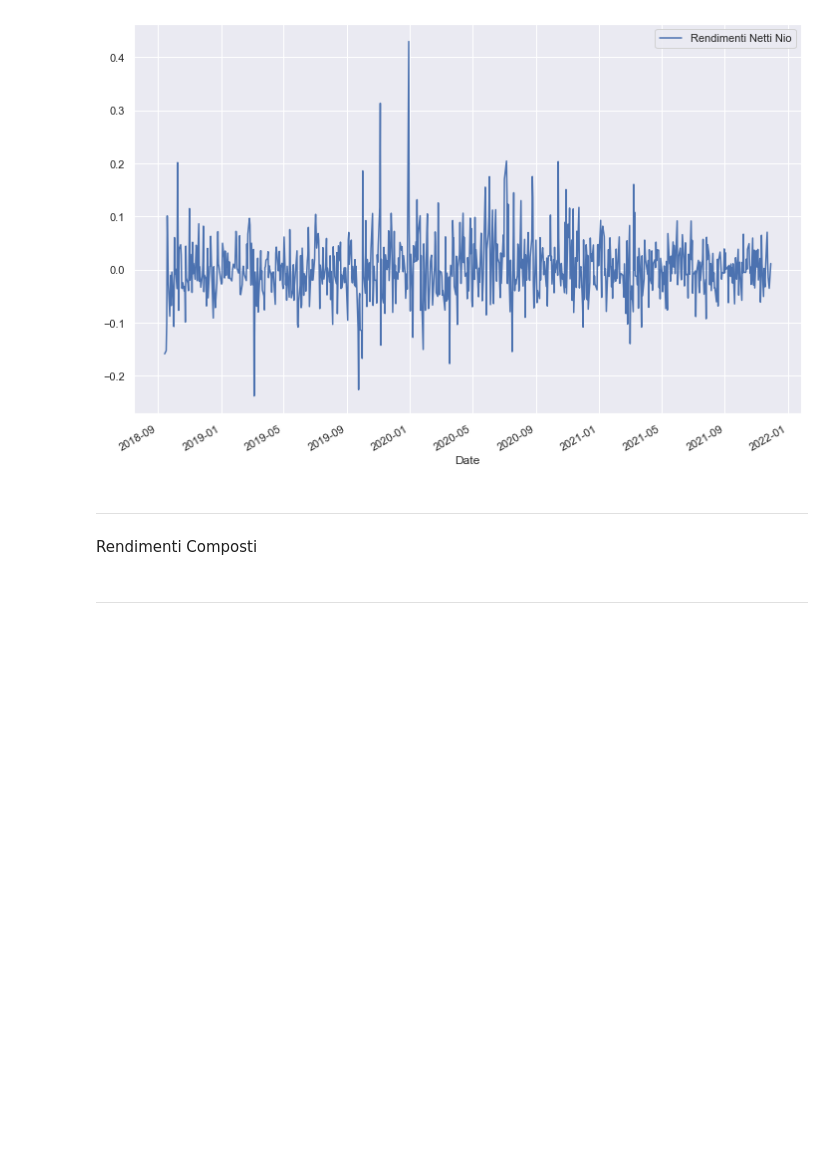
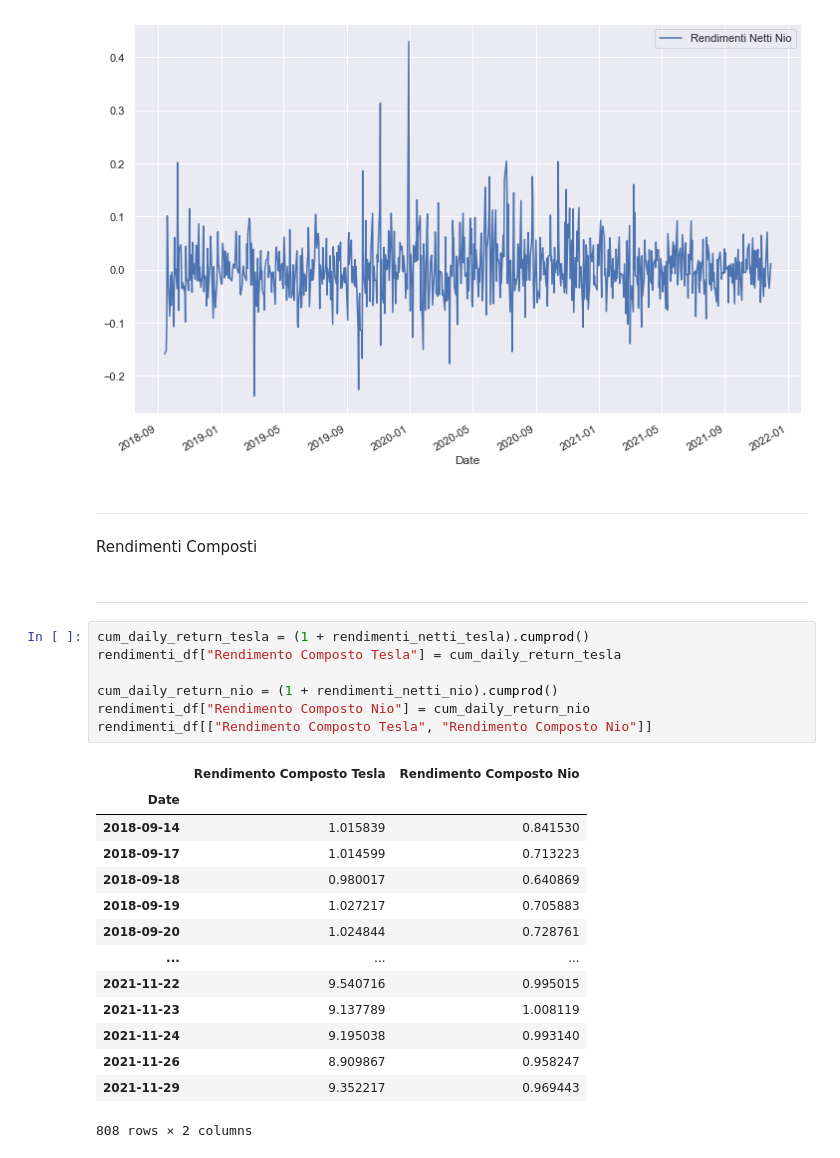
Before and after one commit to Simonotos/BusinessProject, a Jupyter notebook: BusinessProject.ipynb, the cells around one changed output. Drawn from its saved outputs; the diff is of its cells as text; blank space fills up the shorter version.

```diff
--- a/BusinessProject.ipynb
+++ b/BusinessProject.ipynb
@@ -428,3 +428,25 @@ ________________________________________________________________________________
 Rendimenti Composti
 # %% [markdown]
 _______________________________________________________________________________________________________
+# %%
+cum_daily_return_tesla = (1 + rendimenti_netti_tesla).cumprod()
+rendimenti_df["Rendimento Composto Tesla"] = cum_daily_return_tesla
+
+cum_daily_return_nio = (1 + rendimenti_netti_nio).cumprod()
+rendimenti_df["Rendimento Composto Nio"] = cum_daily_return_nio
+rendimenti_df[["Rendimento Composto Tesla", "Rendimento Composto Nio"]]
+# %% [output]
+|  | Rendimento Composto Tesla | Rendimento Composto Nio |
+| Date |  |  |
+| 2018-09-14 | 1.015839 | 0.841530 |
+| 2018-09-17 | 1.014599 | 0.713223 |
+| 2018-09-18 | 0.980017 | 0.640869 |
+| 2018-09-19 | 1.027217 | 0.705883 |
+| 2018-09-20 | 1.024844 | 0.728761 |
+| ... | ... | ... |
+| 2021-11-22 | 9.540716 | 0.995015 |
+| 2021-11-23 | 9.137789 | 1.008119 |
+| 2021-11-24 | 9.195038 | 0.993140 |
+| 2021-11-26 | 8.909867 | 0.958247 |
+| 2021-11-29 | 9.352217 | 0.969443 |
+808 rows × 2 columns
```
Also changed, not shown: parts of 23 cells of this notebook.
